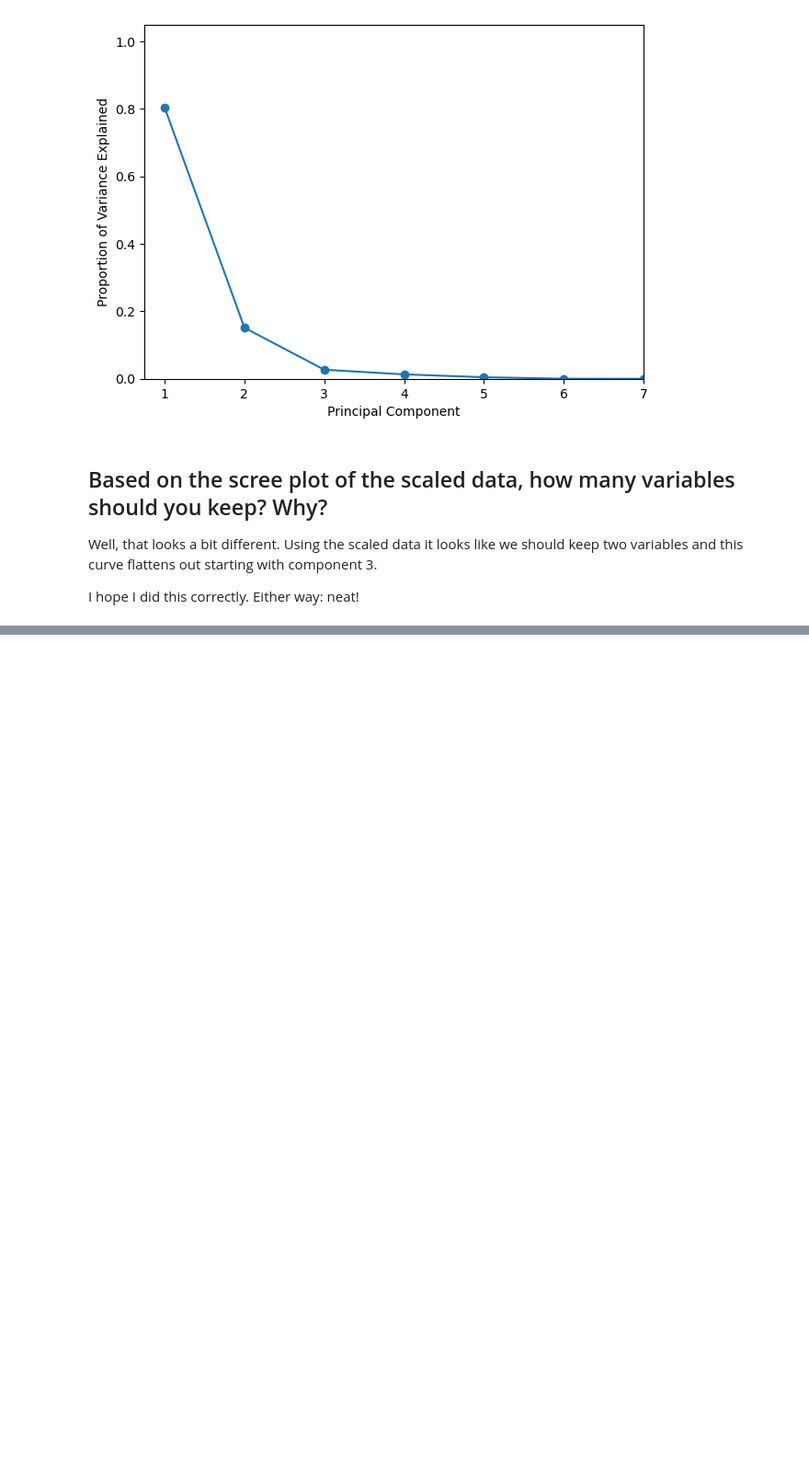
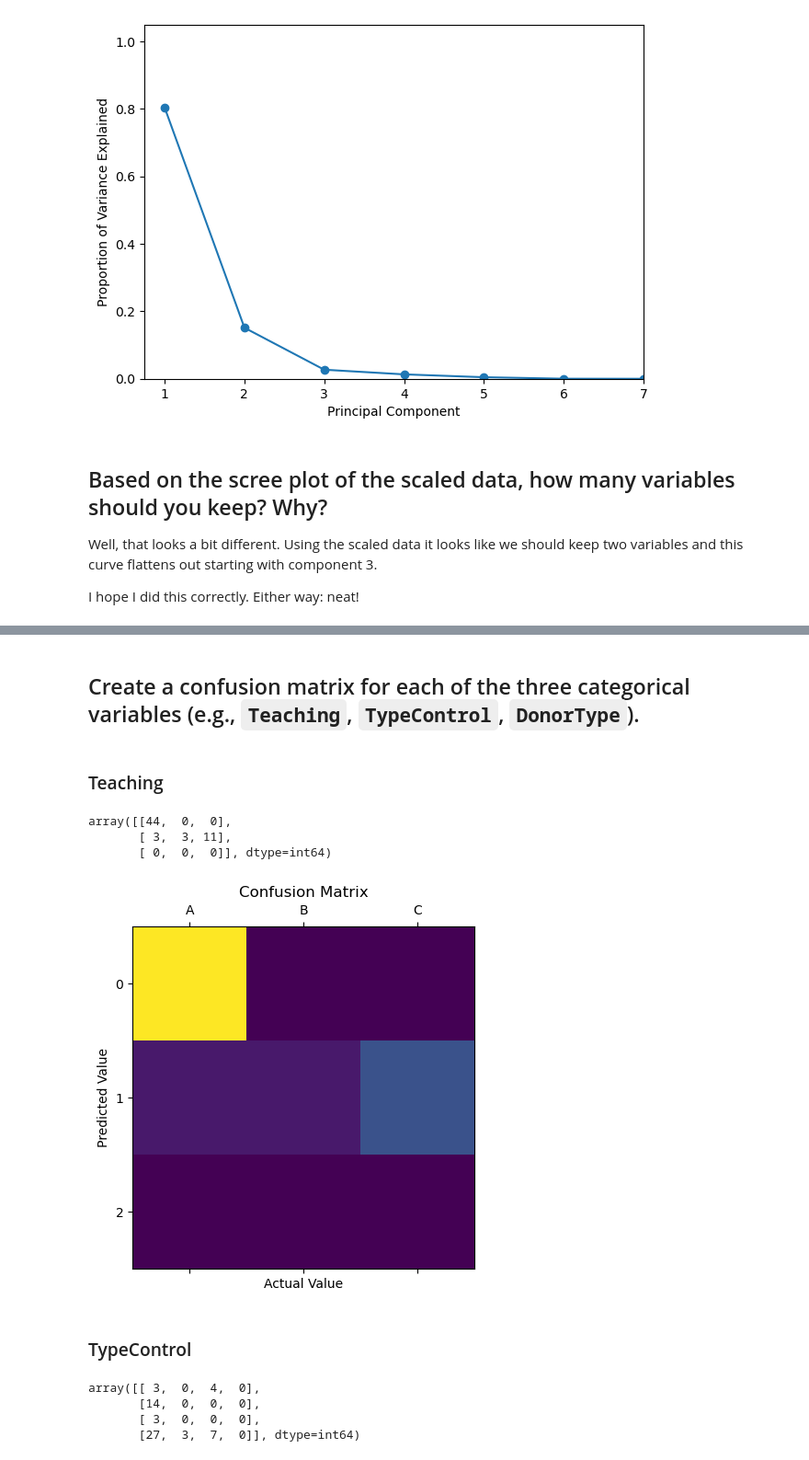
Before and after one commit to TheUltimateFishstick/week10labs, a Jupyter notebook: 10_Instructor_Lab_Morgan.ipynb, the cells around one changed output, grey strips where cells are left out. Shown at 92% size. Drawn from its saved outputs; the diff is of its cells as text; code cells hidden in the pictures; blank space fills up the shorter version.

```diff
--- a/10_Instructor_Lab_Morgan.ipynb
+++ b/10_Instructor_Lab_Morgan.ipynb
@@ -182,0 +200,6 @@ array([0, 0, 0, 0, 0, 0, 0, 0, 0, 4, 4, 4, 0, 0, 0, 0, 4, 0, 0, 0, 0, 0,
+# %%
+# convert to categorical datatype
+Cali_Hospital_df_2['Teaching'] = Cali_Hospital_df_2['Teaching'].astype('category')
+Cali_Hospital_df_2['TypeControl'] = Cali_Hospital_df_2['TypeControl'].astype('category')
+Cali_Hospital_df_2['DonorType'] = Cali_Hospital_df_2['DonorType'].astype('category')
+Cali_Hospital_df_2.info()
@@ -183,5 +224,8 @@ array([0, 0, 0, 0, 0, 0, 0, 0, 0, 4, 4, 4, 0, 0, 0, 0, 4, 0, 0, 0, 0, 0,
 # %%
-km_3 = cls.KMeans(n_clusters=3).fit(Cali_Hospital_numerical_df)
+# Run Kmeans analysis on numerical data using 3 clusters
+km_3 = cls.KMeans(n_clusters=3).fit(Cali_Hospital_df_2.loc[:, ['NoFTE', 'NetPatRev', 'InOperExp', 'OutOperExp', 'OperRev', 'OperInc', 'AvlBeds']])
+
+# assigned clusters
 km_3.labels_
 # %% [output]
 array([0, 0, 0, 0, 0, 0, 0, 0, 0, 0, 0, 0, 0, 0, 0, 0, 0, 0, 0, 0, 0, 0,
@@ -196,0 +238,48 @@ array([1, 1, 1, 1, 1, 1, 1, 1, 1, 1, 1, 1, 1, 1, 1, 1, 1, 1, 1, 1, 1, 1,
+# %% [markdown]
+## Create a confusion matrix for each of the three categorical variables (e.g., `Teaching`, `TypeControl`, `DonorType`).
+# %%
+# So, I kept getting errors here when trying to create the confusion matrix. The error was "ValueError: Mix of label input types (string and number)."
+#This confused the crap out of me becuase you did it in the tutorial with a mix of catagorical and numerical data in kmeans_df. So, I asked ChatGPT.
+#It suggested I do this so that the input types aren't mixed. I hope this wasn't dumb. Either way, I get to learn something! (Eventually...)
+
+# Encode TypeControl to numeric labels
+le_teaching = LabelEncoder()
+le_typecontrol = LabelEncoder()
+le_donortype = LabelEncoder()
+
+# Encode columns in-place or to new columns
+Cali_Hospital_df_2['Teaching'] = le_teaching.fit_transform(Cali_Hospital_df_2['Teaching'])
+Cali_Hospital_df_2['TypeControl'] = le_typecontrol.fit_transform(Cali_Hospital_df_2['TypeControl'])
+Cali_Hospital_df_2['DonorType'] = le_donortype.fit_transform(Cali_Hospital_df_2['DonorType'])
+# %% [markdown]
+### Teaching
+# %%
+# confusion matrix - numerical representation
+cm_Teaching = metcs.confusion_matrix(Cali_Hospital_df_2.Teaching, km_3.labels_)
+cm_Teaching
+# %% [output]
+array([[44,  0,  0],
+       [ 3,  3, 11],
+       [ 0,  0,  0]], dtype=int64)
+# %%
+# confusion matrix - graphical representation
+plt.matshow(cm_Teaching)
+plt.title('Confusion Matrix')
+plt.xlabel('Actual Value')
+plt.ylabel('Predicted Value')
+plt.xticks([0,1,2], ['A','B','C'])
+
+plt.show()
+# %% [output]
+[figure, added]
+# %% [markdown]
+### TypeControl
+# %%
+# confusion matrix - numerical representation
+cm_TypeControl = metcs.confusion_matrix(Cali_Hospital_df_2.TypeControl, km_3.labels_)
+cm_TypeControl
+# %% [output]
+array([[ 3,  0,  4,  0],
+       [14,  0,  0,  0],
+       [ 3,  0,  0,  0],
+       [27,  3,  7,  0]], dtype=int64)
```
Also changed, not shown: parts of 22 cells of this notebook, 2 other files.
